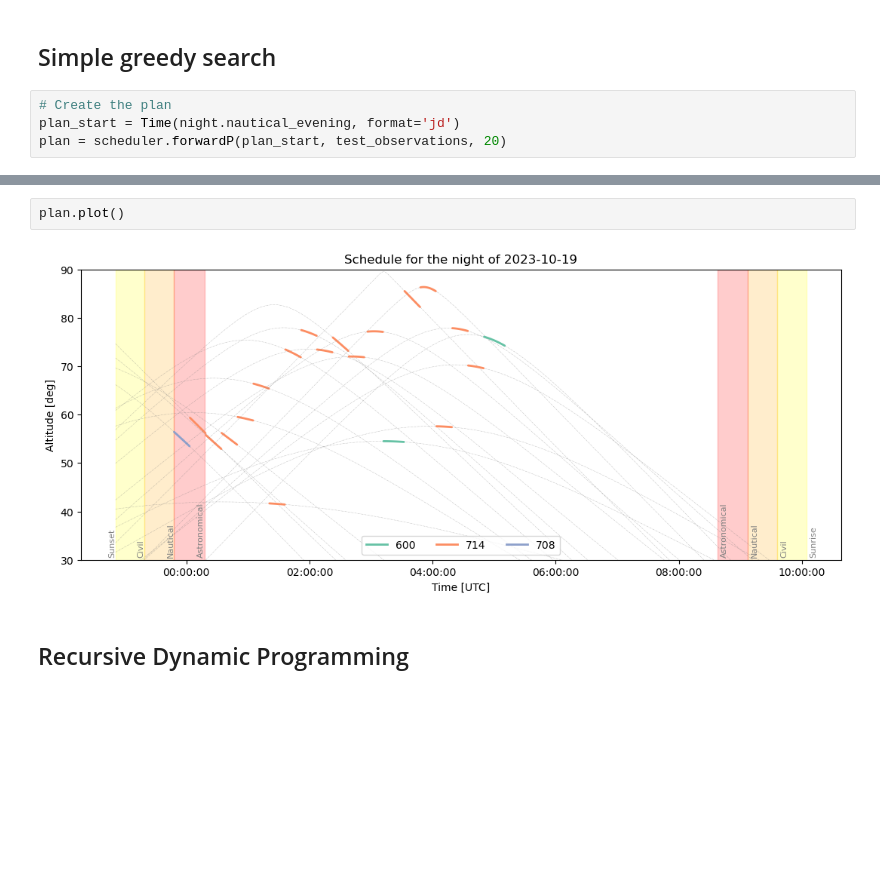
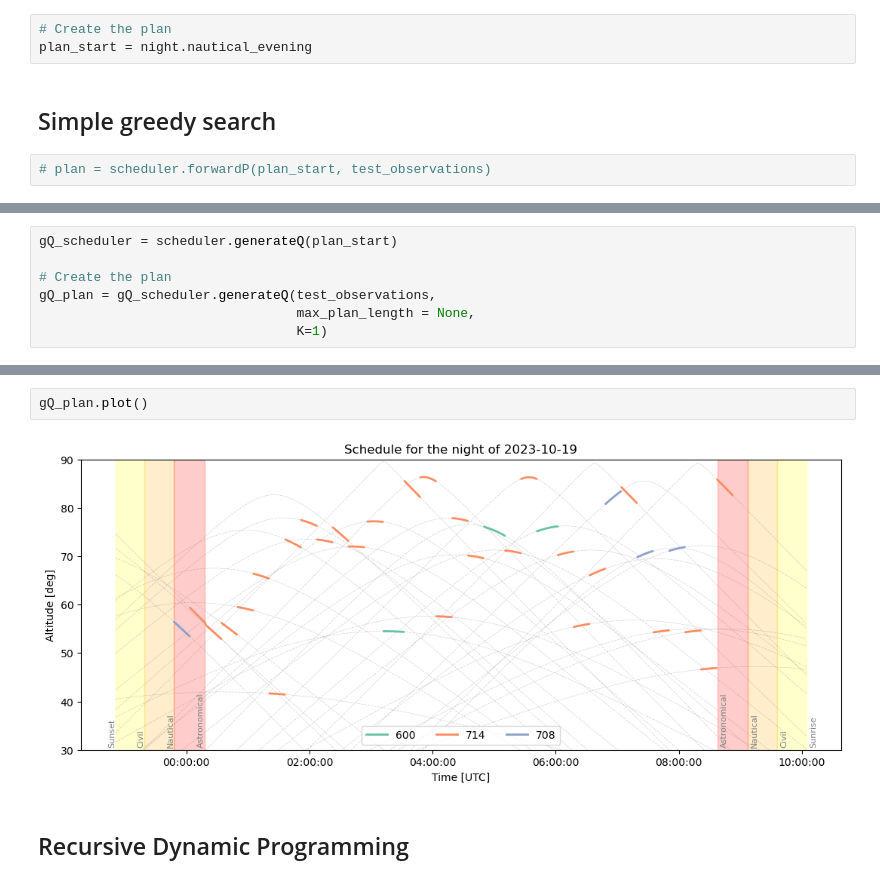
Before and after one commit to nicochunger/SCOPES, a Jupyter notebook: scheduler_test.ipynb, the cells around one changed output, grey strips where cells are left out. Saved outputs shown, nothing was run; the diff lists cells and outputs as text; blank space fills up the shorter version.

Commit message:
Added new scheduler generateQ

```diff
--- a/scheduler_test.ipynb
+++ b/scheduler_test.ipynb
@@ -161,10 +163,11 @@ Rank score: 0.742909552028163
 0.742909552028163
 # %% [markdown]
 # Test the Schedulers
+# %%
+# Create the plan
+plan_start = night.nautical_evening
 # %% [markdown]
 ## Simple greedy search
 # %%
-# Create the plan
-plan_start = Time(night.nautical_evening, format='jd')
-plan = scheduler.forwardP(plan_start, test_observations, 20)
+# plan = scheduler.forwardP(plan_start, test_observations)
 # %%
@@ -182,0 +188,7 @@ Overhead ratio = 0.03961
+# %%
+gQ_scheduler = scheduler.generateQ(plan_start)
+
+# Create the plan
+gQ_plan = gQ_scheduler.generateQ(test_observations,
+                                 max_plan_length = None,
+                                 K=1)
@@ -183,7 +212,7 @@ Overhead ratio = 0.03961
 # %%
-plan.plot()
+gQ_plan.plot()
 # %% [output]
-[figure, old version]
+[figure, new version]
 # %% [markdown]
 ## Recursive Dynamic Programming
 # %%
```
Also changed, not shown: parts of 12 cells of this notebook, 3 other files.
